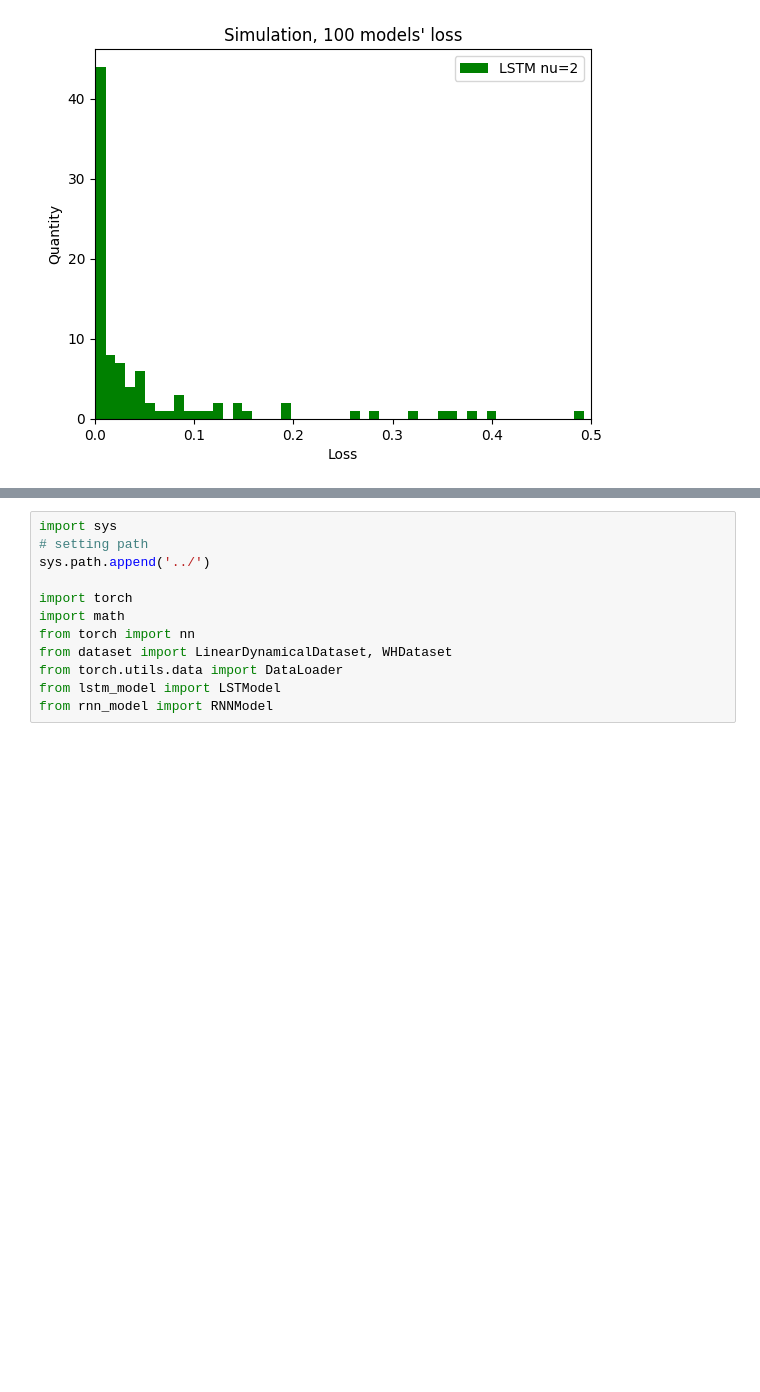
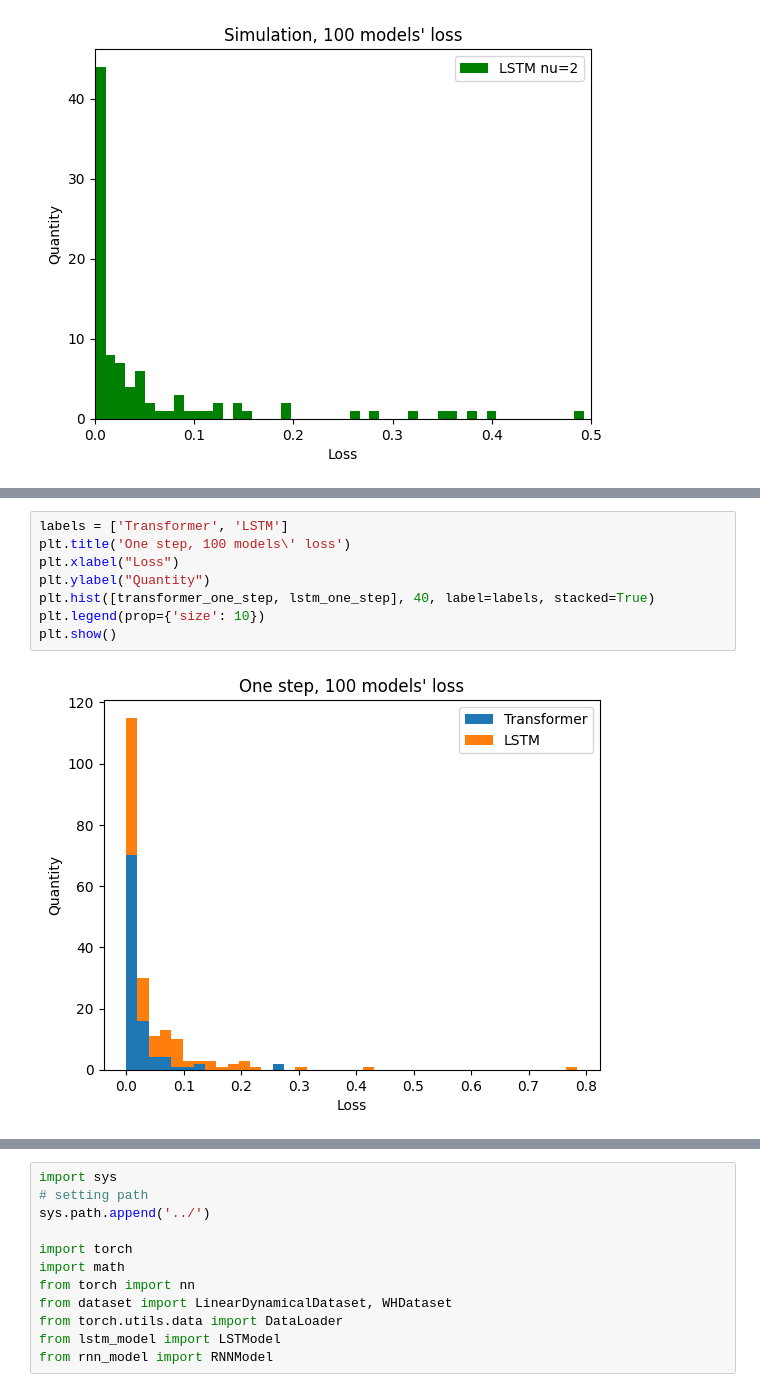
Before and after one commit to forgi86/sysid-transformers, a Jupyter notebook: plots/plot_gen.ipynb, the cells around one changed output, grey strips where cells are left out. Saved outputs shown, nothing was run; the diff lists cells and outputs as text; blank space fills up the shorter version.

```diff
--- a/plots/plot_gen.ipynb
+++ b/plots/plot_gen.ipynb
@@ -113,0 +157,10 @@ plt.show()
+# %%
+labels = ['Transformer', 'LSTM']
+plt.title('One step, 100 models\' loss')
+plt.xlabel("Loss")
+plt.ylabel("Quantity")
+plt.hist([transformer_one_step, lstm_one_step], 40, label=labels, stacked=True)
+plt.legend(prop={'size': 10})
+plt.show()
+# %% [output]
+[figure, added]
```
Also changed, not shown: parts of 16 cells of this notebook, 11 other files.
